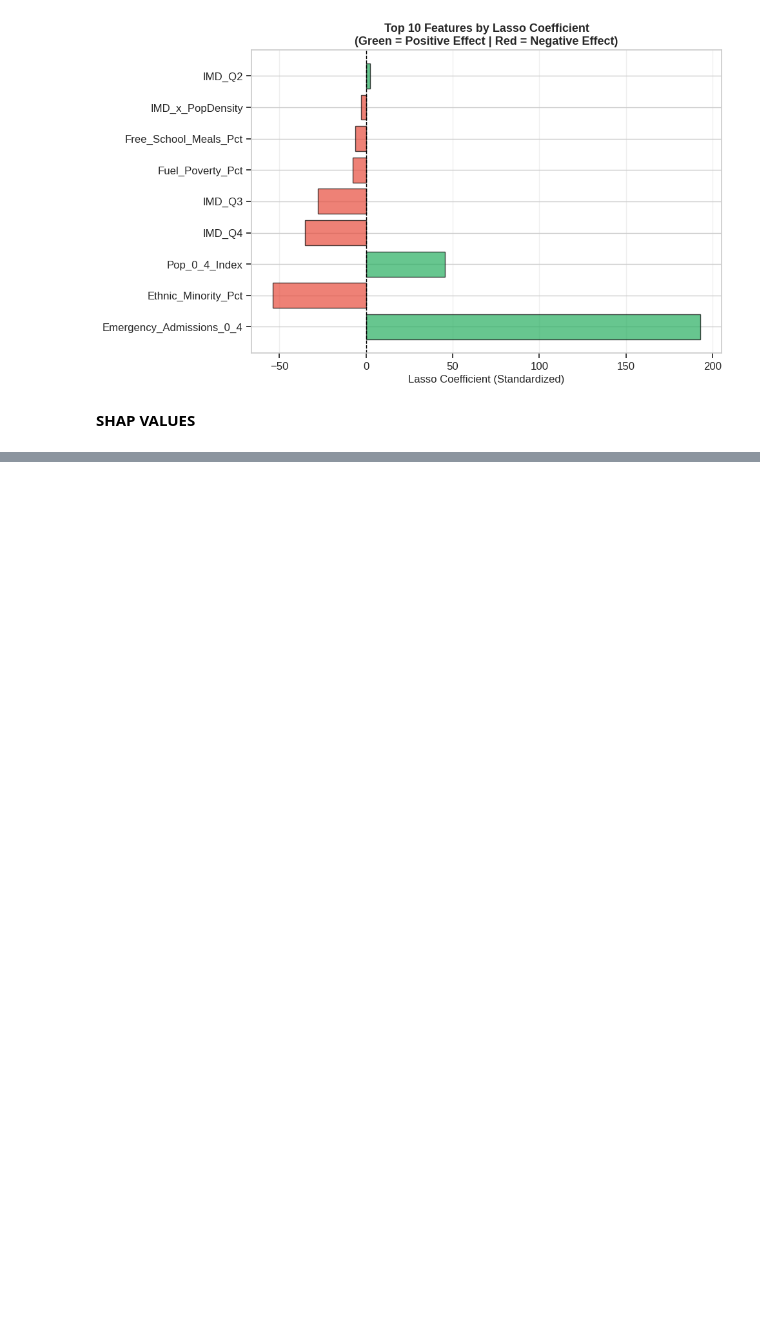
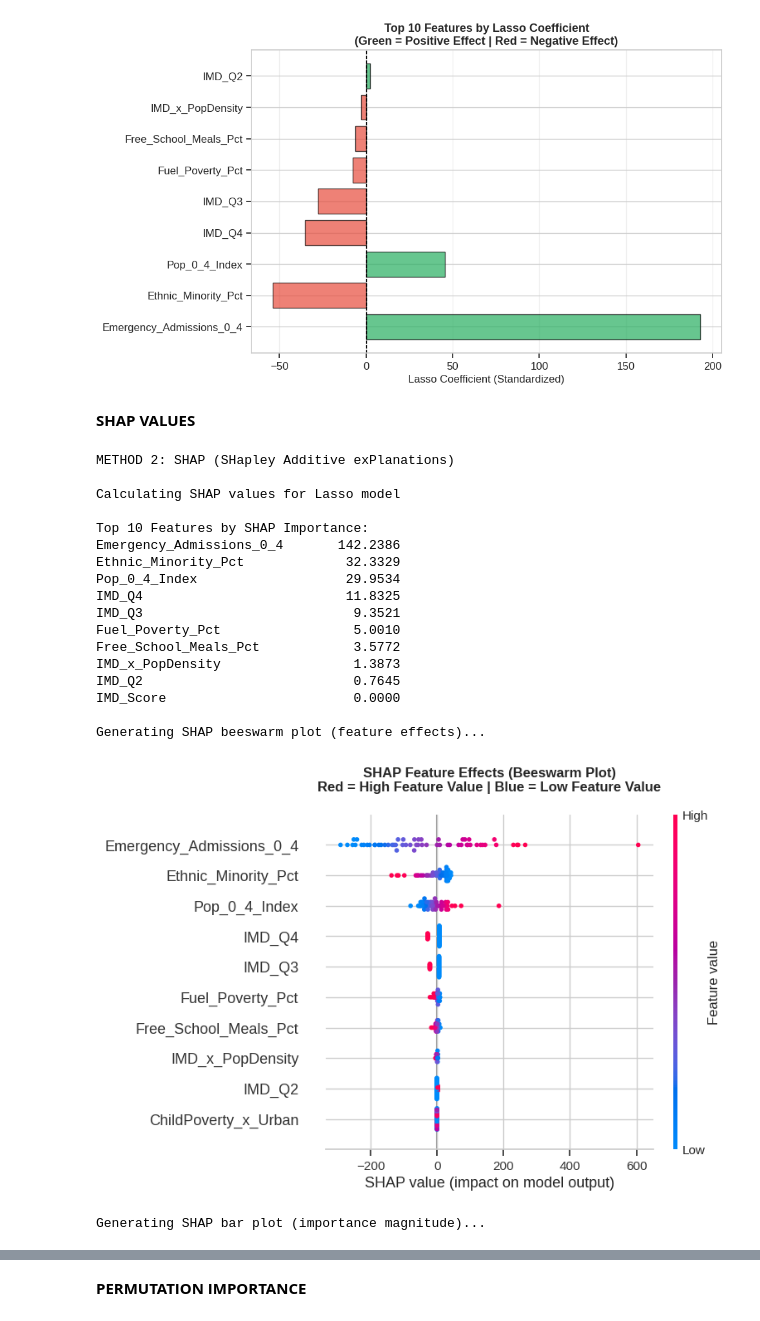
Before and after one commit to IfeakanduBenedict/pediatric-pneumonia-ml-england, a Jupyter notebook: Pediatric_Pneumonia_Analysis.ipynb, the cells around one changed output, grey strips where cells are left out. Saved outputs shown, nothing was run; the diff lists cells and outputs as text; code cells hidden in the pictures; blank space fills up the shorter version.

```diff
--- a/Pediatric_Pneumonia_Analysis.ipynb
+++ b/Pediatric_Pneumonia_Analysis.ipynb
@@ -2020,3 +2020,63 @@ Generating visualization...
 [figure]
 # %% [markdown]
 **SHAP VALUES**
+# %%
+# METHOD 2: SHAP VALUES
+
+print("METHOD 2: SHAP (SHapley Additive exPlanations)")
+print("\nCalculating SHAP values for Lasso model")
+
+# Create SHAP explainer for Lasso
+explainer = shap.LinearExplainer(lasso_model, X_train_scaled)
+shap_values = explainer.shap_values(X_test_scaled)
+
+# Get mean absolute SHAP values for ranking
+shap_importance = pd.DataFrame({
+    'Feature': feature_names,
+    'SHAP_Importance': np.abs(shap_values).mean(axis=0)
+}).sort_values('SHAP_Importance', ascending=False)
+
+print("\nTop 10 Features by SHAP Importance:")
+
+for idx, row in shap_importance.head(10).iterrows():
+    print(f"{row['Feature']:30s} {row['SHAP_Importance']:>8.4f}")
+
+# SHAP Summary Plot (beeswarm) - shows feature effects
+print("\nGenerating SHAP beeswarm plot (feature effects)...")
+plt.figure(figsize=(10, 8))
+shap.summary_plot(shap_values, X_test_scaled, feature_names=feature_names,
+                  show=False, max_display=10)
+plt.title('SHAP Feature Effects (Beeswarm Plot)\nRed = High Feature Value | Blue = Low Feature Value',
+          fontsize=12, fontweight='bold', pad=20)
+plt.tight_layout()
+plt.show()
+
+# SHAP Bar Plot - shows feature importance magnitude
+print("Generating SHAP bar plot (importance magnitude)...")
+plt.figure(figsize=(10, 6))
+shap.summary_plot(shap_values, X_test_scaled, feature_names=feature_names,
+                  plot_type="bar", show=False, max_display=10)
+plt.title('SHAP Feature Importance (Mean Absolute Impact)',
+          fontsize=12, fontweight='bold')
+plt.tight_layout()
+plt.show()
+# %% [output]
+METHOD 2: SHAP (SHapley Additive exPlanations)
+
+Calculating SHAP values for Lasso model
+
+Top 10 Features by SHAP Importance:
+Emergency_Admissions_0_4       142.2386
+Ethnic_Minority_Pct             32.3329
+Pop_0_4_Index                   29.9534
+IMD_Q4                          11.8325
+IMD_Q3                           9.3521
+Fuel_Poverty_Pct                 5.0010
+Free_School_Meals_Pct            3.5772
+IMD_x_PopDensity                 1.3873
+IMD_Q2                           0.7645
+IMD_Score                        0.0000
+
+Generating SHAP beeswarm plot (feature effects)...
+[figure, added]
+Generating SHAP bar plot (importance magnitude)...
@@ -2022,0 +2084,2 @@ Generating visualization...
+# %% [markdown]
+**PERMUTATION IMPORTANCE**
```
Also changed, not shown: parts of 1 cell of this notebook.
